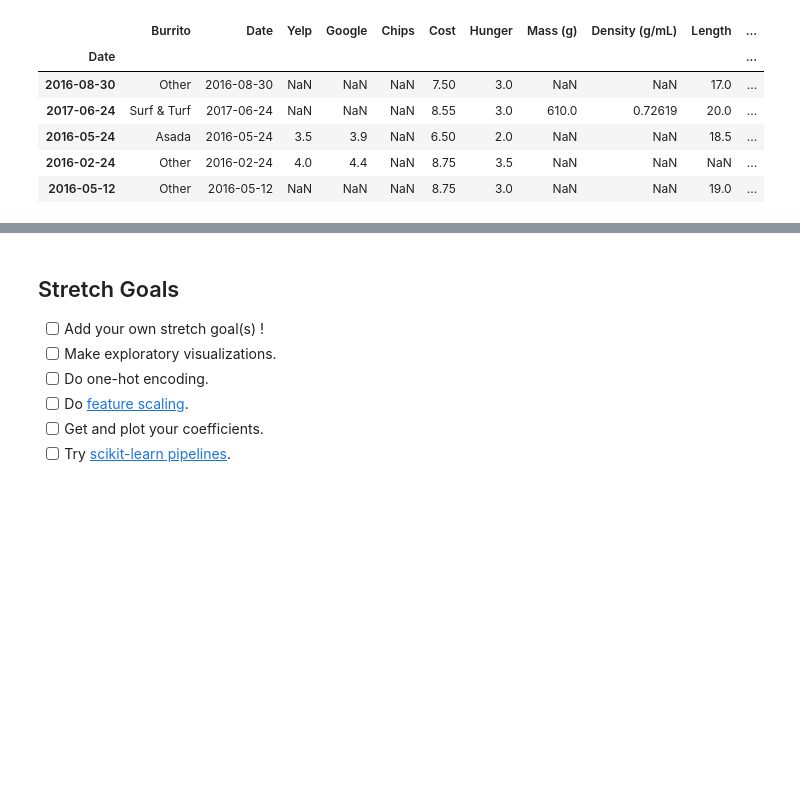
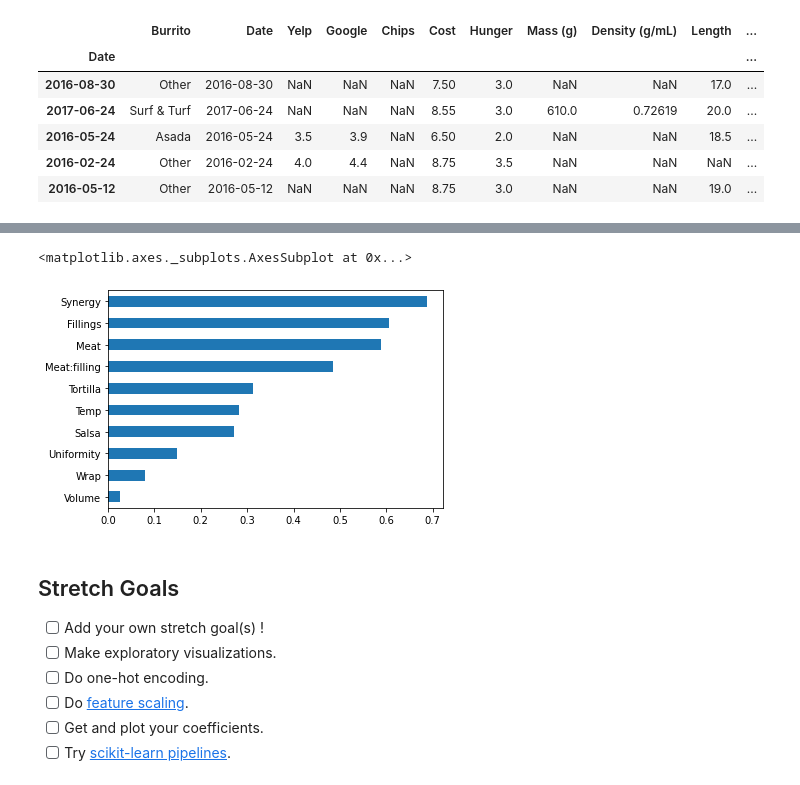
Before and after one commit to rawalk/DS-Unit-2-Linear-Models, a Jupyter notebook: module4-logistic-regression/LS_DS_214_assignment.ipynb, the cells around one changed output, grey strips where cells are left out. Drawn from its saved outputs; the diff is of its cells as text; code cells hidden in the pictures; blank space fills up the shorter version.

```diff
--- a/module4-logistic-regression/LS_DS_214_assignment.ipynb
+++ b/module4-logistic-regression/LS_DS_214_assignment.ipynb
@@ -151,0 +245,12 @@ ValueError: ignored
+# %%
+scaler = StandardScaler()
+X_train_sc = scaler.fit_transform(X_train_imp)
+X_val_sc = scaler.transform(X_val_imp)
+# %%
+X_train_sc = pd.DataFrame(X_train_sc, columns=X_train_enc.columns)
+X_val_sc = pd.DataFrame(X_val_sc, columns=X_val_enc.columns)
+# %%
+model = LogisticRegressionCV()
+model.fit(X_train_sc, y_train)
+y_pred = model.predict(X_val_sc)
+print(f'Validation accuracy: {accuracy_score(y_val, y_pred)}')
@@ -151,0 +259,4 @@ ValueError: ignored
+# %%
+coefs = model.coef_[0]
+coefs = pd.Series(coefs, X_train_sc.columns)
+coefs
@@ -151,0 +275,5 @@ ValueError: ignored
+# %%
+coefs.sort_values().plot.barh()
+# %% [output]
+<matplotlib.axes._subplots.AxesSubplot at 0x...>
+[figure, added]
```
Also changed, not shown: parts of 22 cells of this notebook.
